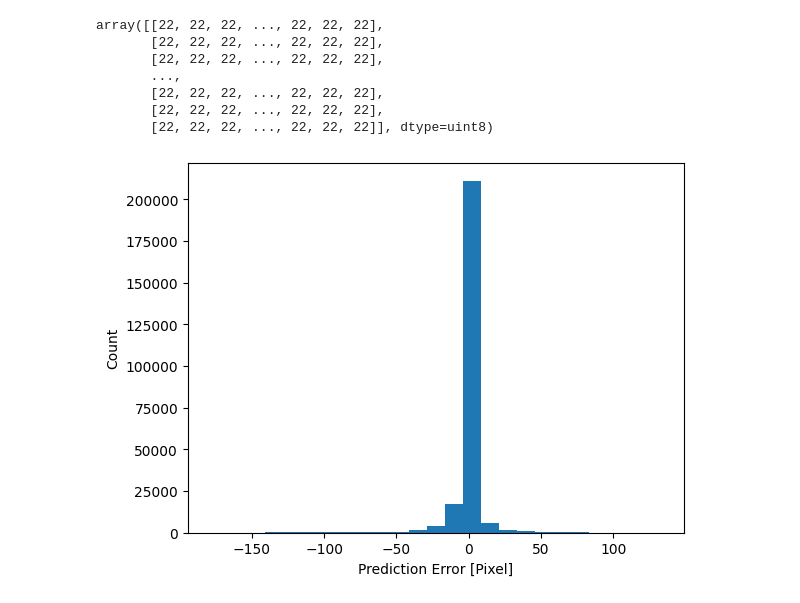
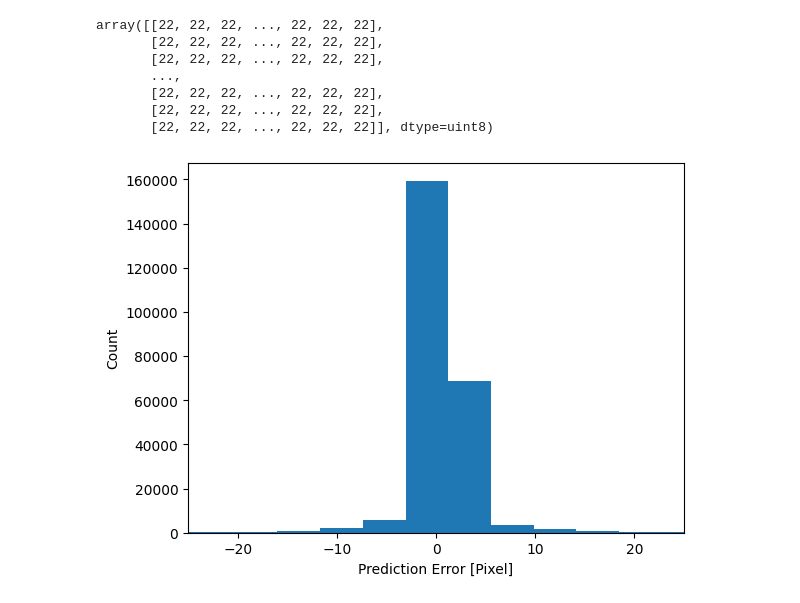
Before and after one commit to BurgaoTheChamp/ML_CFD, a Jupyter notebook: ML-CFD.ipynb, the cells around one changed output. Drawn from its saved outputs; the diff is of its cells as text; code cells hidden in the pictures.

```diff
--- a/ML-CFD.ipynb
+++ b/ML-CFD.ipynb
@@ -438,7 +438,7 @@ i = 0
 while i < DivisionParameter:
     model.add(ResidualUnit(filters, strides=2))
     model.add(ResidualUnit(filters, strides=1))
-    # model.add(ResidualUnit(filters, strides=1))
+    model.add(ResidualUnit(filters, strides=1))
     # model.add(keras.layers.Dropout(rate=0.5))
     filters = 2*filters
     i = i + 1
@@ -449,7 +449,7 @@ while j < DivisionParameter:
     filters = filters/2
     model.add(ResidualUnitTranspose(filters, strides=2))
     model.add(ResidualUnitTranspose(filters, strides=1))
-    # model.add(ResidualUnitTranspose(filters, strides=1))
+    model.add(ResidualUnitTranspose(filters, strides=1))
     # model.add(keras.layers.Dropout(rate=0.5))
     j = j + 1
 
@@ -553,7 +553,7 @@ callbacks = [early_stopping, lr_scheduler]
 # optimizer = tf.keras.optimizers.SGD(learning_rate=step_decay(0), momentum=0.9, nesterov=True, decay=0.001)
 optimizer = tf.keras.optimizers.SGD(learning_rate=0.001, momentum=0.9, nesterov=True, decay=0.001)
 metrics = ["mae","mse", "accuracy"]
-model.compile(loss="mae", optimizer=optimizer, metrics=metrics)
+model.compile(loss="mse", optimizer=optimizer, metrics=metrics)
 # %%
 #data_train, data_test, target_train, target_test
 data_train.shape
@@ -587,6 +587,7 @@ ImagesReynolds3DNewTargetTest.shape
 (5, 128, 128, 3)
 # %%
 # history = model.fit(ImagesReynolds3DNew, ImagesReynolds3DNewTarget, epochs=200, callbacks=callbacks, validation_split=0.125)
-history = model.fit(ImagesReynolds3DNew, ImagesReynolds3DNewTarget, epochs=300, validation_data=(ImagesReynolds3DNewTest, ImagesReynolds3DNewTargetTest))
+history = model.fit(ImagesReynolds3DNew, ImagesReynolds3DNewTarget, epochs=200, validation_split=0.125)
+# history = model.fit(ImagesReynolds3DNew, ImagesReynolds3DNewTarget, epochs=200, validation_data=(ImagesReynolds3DNewTest, ImagesReynolds3DNewTargetTest))
 # history = model.fit(ImagesReynolds3DNew, ImagesReynolds3DNewTarget, epochs=200, validation_data=(ImagesReynolds3DNew, ImagesReynolds3DNewTarget))
 # %% [output]
@@ -712,12 +713,13 @@ array([[22, 22, 22, ..., 22, 22, 22],
        [22, 22, 22, ..., 22, 22, 22]], dtype=uint8)
 # %%
 error = predictions.flatten() - ImagesReynolds3DNewTargetTest.flatten()
-plt.hist(error, bins = 25)
+plt.hist(error, bins = 50)
 plt.xlabel("Prediction Error [Pixel]")
+plt.xlim([-25, 25])
 _ = plt.ylabel("Count")
 plt.savefig("hist.png")
 # %% [output]
-[figure, old version]
+[figure, new version]
 # %%
 import sys
 
```
Also changed, not shown: parts of 8 cells of this notebook, 12 other files.
